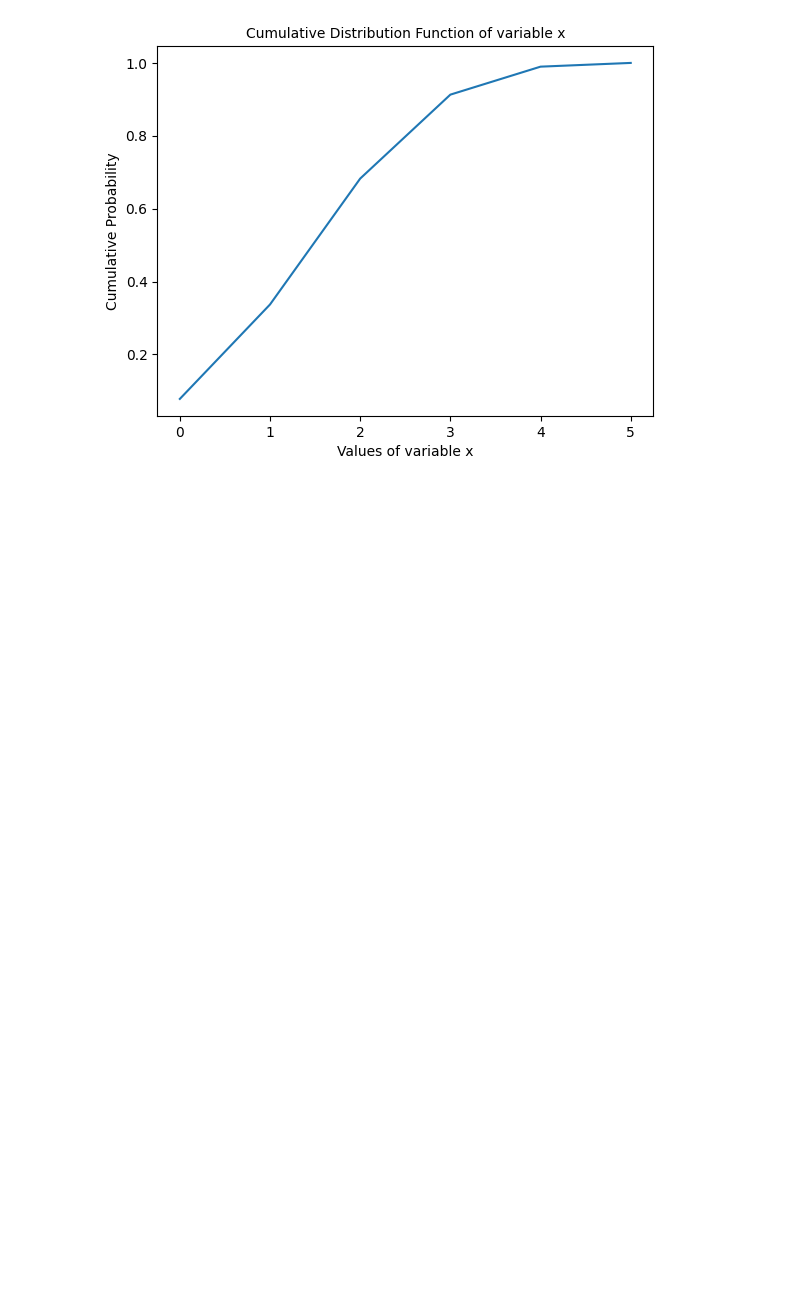
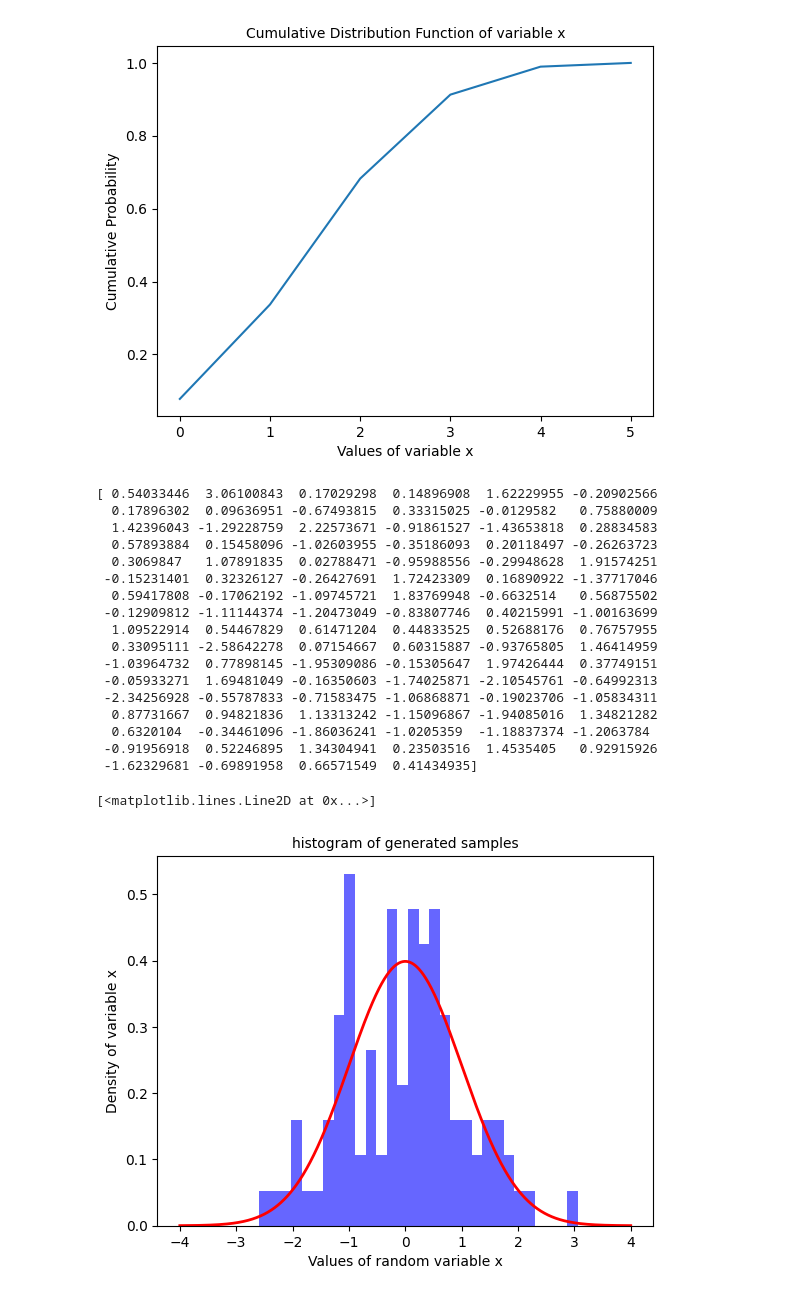
Before and after one commit to aryanssd/-sixteenth-exercices-for-loop, a Jupyter notebook: mathematics-python.ipynb, the cells around one changed output. Saved outputs shown, nothing was run; the diff lists cells and outputs as text; code cells hidden in the pictures; blank space fills up the shorter version.

Commit message:
Kaggle Notebook | mathematics-python | Normal Distribution

```diff
--- a/mathematics-python.ipynb
+++ b/mathematics-python.ipynb
@@ -174,3 +176,47 @@ Probability Mass Function of variable x
 4: 0.08
 5: 0.01
 [figure]
+# %%
+mu = 0
+sigma = 1
+
+num_samples = 100
+samples = np.random.normal(mu, sigma, num_samples)
+
+
+print(samples)
+
+
+
+plt.hist(samples, bins=30, density=True, alpha = 0.6, color= 'blue')
+plt.title('histogram of generated samples' , fontsize=10)
+plt.xlabel('Values of random variable x', fontsize=10)
+plt.ylabel('Density of variable x', fontsize=10)
+
+
+x_range = np.linspace(-4, 4, 1000)
+
+pdf_values = norm.pdf(x_range, mu, sigma)
+
+
+plt.plot(x_range, pdf_values, 'r-', linewidth=2)
+# %% [output]
+[ 0.54033446  3.06100843  0.17029298  0.14896908  1.62229955 -0.20902566
+  0.17896302  0.09636951 -0.67493815  0.33315025 -0.0129582   0.75880009
+  1.42396043 -1.29228759  2.22573671 -0.91861527 -1.43653818  0.28834583
+  0.57893884  0.15458096 -1.02603955 -0.35186093  0.20118497 -0.26263723
+  0.3069847   1.07891835  0.02788471 -0.95988556 -0.29948628  1.91574251
+ -0.15231401  0.32326127 -0.26427691  1.72423309  0.16890922 -1.37717046
+  0.59417808 -0.17062192 -1.09745721  1.83769948 -0.6632514   0.56875502
+ -0.12909812 -1.11144374 -1.20473049 -0.83807746  0.40215991 -1.00163699
+  1.09522914  0.54467829  0.61471204  0.44833525  0.52688176  0.76757955
+  0.33095111 -2.58642278  0.07154667  0.60315887 -0.93765805  1.46414959
+ -1.03964732  0.77898145 -1.95309086 -0.15305647  1.97426444  0.37749151
+ -0.05933271  1.69481049 -0.16350603 -1.74025871 -2.10545761 -0.64992313
+ -2.34256928 -0.55787833 -0.71583475 -1.06868871 -0.19023706 -1.05834311
+  0.87731667  0.94821836  1.13313242 -1.15096867 -1.94085016  1.34821282
+  0.6320104  -0.34461096 -1.86036241 -1.0205359  -1.18837374 -1.2063784
+ -0.91956918  0.52246895  1.34304941  0.23503516  1.4535405   0.92915926
+ -1.62329681 -0.69891958  0.66571549  0.41434935]
+[<matplotlib.lines.Line2D at 0x...>]
+[figure, added]
```
Also changed, not shown: parts of 7 cells of this notebook.
